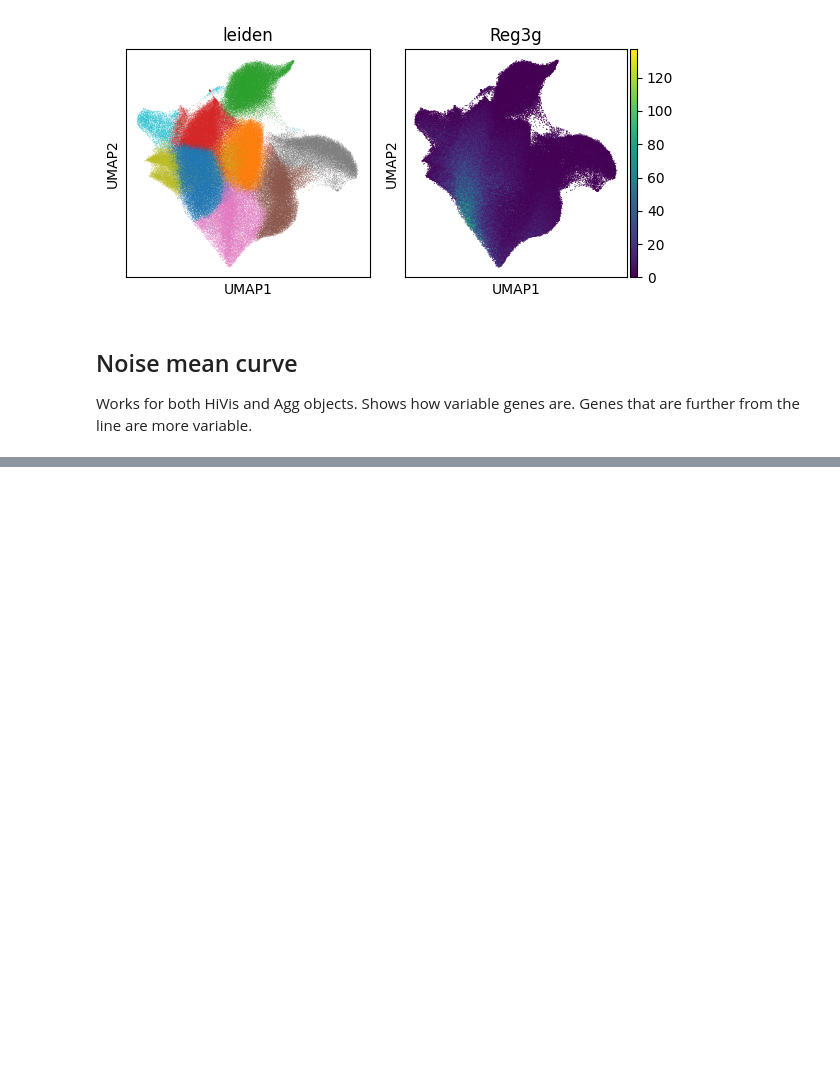
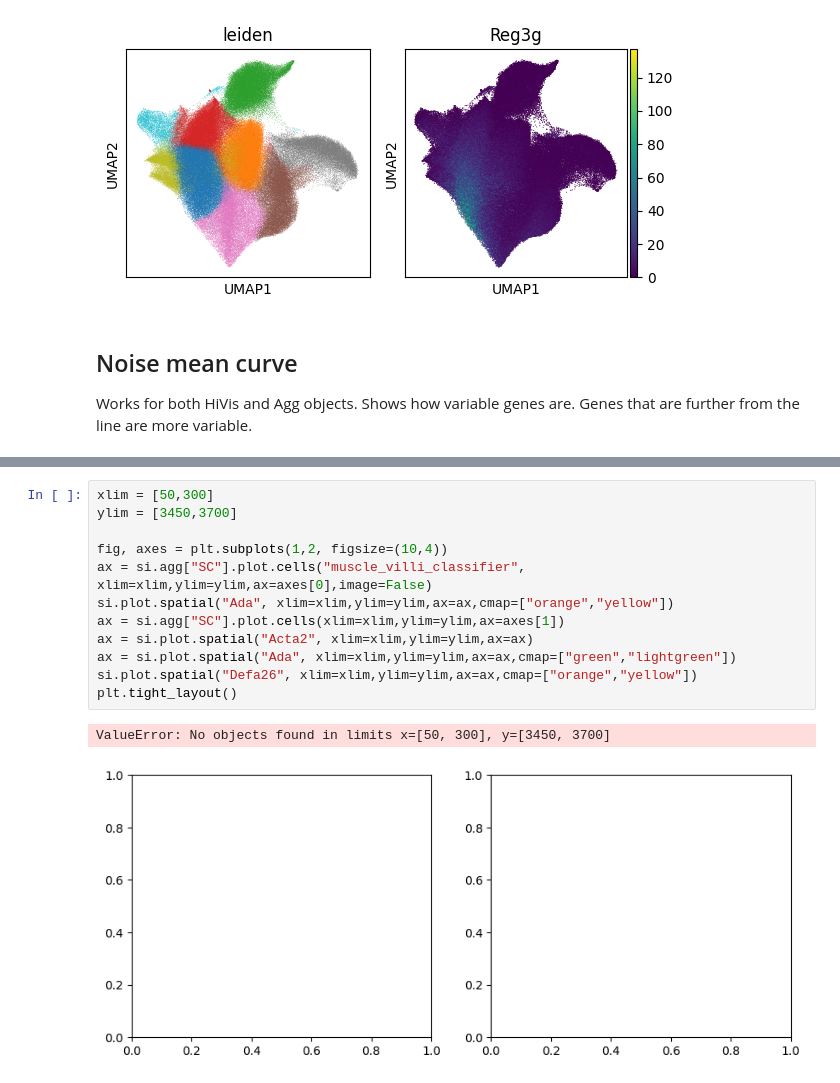
Before and after one commit to roynov01/HiVis, a Jupyter notebook: tutorials/4_plotting.ipynb, the cells around one changed output, grey strips where cells are left out. Saved outputs shown, nothing was run; the diff lists cells and outputs as text; blank space fills up the shorter version.

```diff
--- a/tutorials/4_plotting.ipynb
+++ b/tutorials/4_plotting.ipynb
@@ -194,0 +201,15 @@ si.plot.noise_mean_curve()
+# %%
+xlim = [50,300]
+ylim = [3450,3700]
+
+fig, axes = plt.subplots(1,2, figsize=(10,4))
+ax = si.agg["SC"].plot.cells("muscle_villi_classifier", xlim=xlim,ylim=ylim,ax=axes[0],image=False)
+si.plot.spatial("Ada", xlim=xlim,ylim=ylim,ax=ax,cmap=["orange","yellow"])
+ax = si.agg["SC"].plot.cells(xlim=xlim,ylim=ylim,ax=axes[1])
+ax = si.plot.spatial("Acta2", xlim=xlim,ylim=ylim,ax=ax)
+ax = si.plot.spatial("Ada", xlim=xlim,ylim=ylim,ax=ax,cmap=["green","lightgreen"])
+si.plot.spatial("Defa26", xlim=xlim,ylim=ylim,ax=ax,cmap=["orange","yellow"])
+plt.tight_layout()
+# %% [output]
+ValueError: No objects found in limits x=[50, 300], y=[3450, 3700]
+[figure, added]
```
Also changed, not shown: parts of 2 cells of this notebook, 5 other files.
